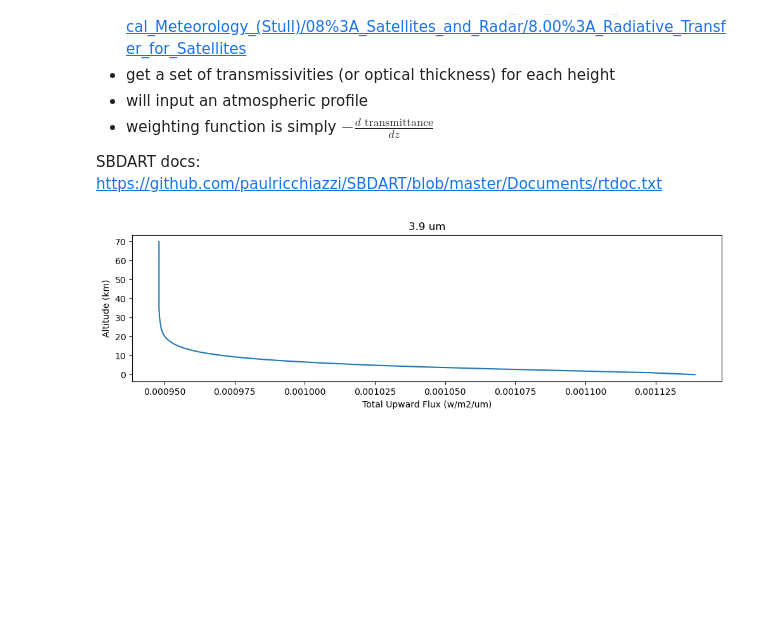
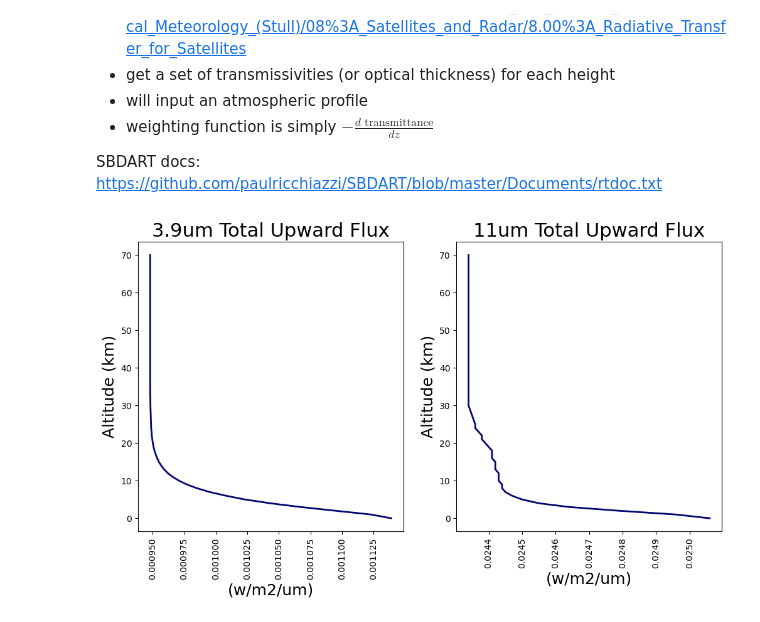
Before and after one commit to jesseturner/FalseLowClouds, a Jupyter notebook: SBDART/Read_SBDART.ipynb, the cells around one changed output. Drawn from its saved outputs; the diff is of its cells as text; code cells hidden in the pictures; blank space fills up the shorter version.

Commit message:
Adding 11um to the total upward flux profile

```diff
--- a/SBDART/Read_SBDART.ipynb
+++ b/SBDART/Read_SBDART.ipynb
@@ -78,6 +78,3 @@ To get weighting function for 3.9 um:
 * weighting function is simply $-\frac{d\text{ transmittance}}{dz}$
 
 SBDART docs: https://github.com/paulricchiazzi/SBDART/blob/master/Documents/rtdoc.txt
-# %%
-with open('sbchk_profile', 'r') as file:
-    data = file.read()
@@ -87,6 +81 @@ processed_data = processed_data.replace('\n','')
-# %%
-data_io = StringIO(processed_data)
-
-arr = np.loadtxt(data_io,
-                 delimiter=",", dtype=str)
 # %%
@@ -110,11 +112,21 @@ for i in range(len(arr)):
+# %%
+Z_lw,DDIR_F_lw,DDIF_F_lw,DOWN_F_lw,UP_F_lw = read_sbdart('profile_LWIR')
+Z_sw,DDIR_F_sw,DDIF_F_sw,DOWN_F_sw,UP_F_sw = read_sbdart('profile_SWIR')
 # %%
-fig,ax=plt.subplots(1, figsize=(12,3))
-ax.set_ylabel("Altitude (km)")
-ax.set_xlabel("Total Upward Flux (w/m2/um)")
-ax.set_title("3.9 um")
+fig,ax=plt.subplots(1, 2, figsize=(12,6))
+ax[0].set_ylabel("Altitude (km)", size=18)
+ax[0].set_xlabel("(w/m2/um)", size=18)
+ax[0].tick_params(axis='x', labelrotation=90)
+ax[0].set_title("3.9um Total Upward Flux", size=22)
+ax[0].plot(UP_F_sw, Z_sw, c='#02066F', linewidth=2)
 
-ax.plot(UP_F, Z)
+ax[1].set_ylabel("Altitude (km)", size=18)
+ax[1].set_xlabel("(w/m2/um)", size=18)
+ax[1].tick_params(axis='x', labelrotation=90)
+ax[1].set_title("11um Total Upward Flux", size=22)
+ax[1].plot(UP_F_lw, Z_lw, c='#02066F', linewidth=2)
 
+plt.savefig('total_upward_flux.png', dpi=200, bbox_inches='tight')
 plt.show()
 # %% [output]
-[figure, old version]
+[figure, new version]
```
Also changed, not shown: parts of 2 cells of this notebook, 2 other files.
